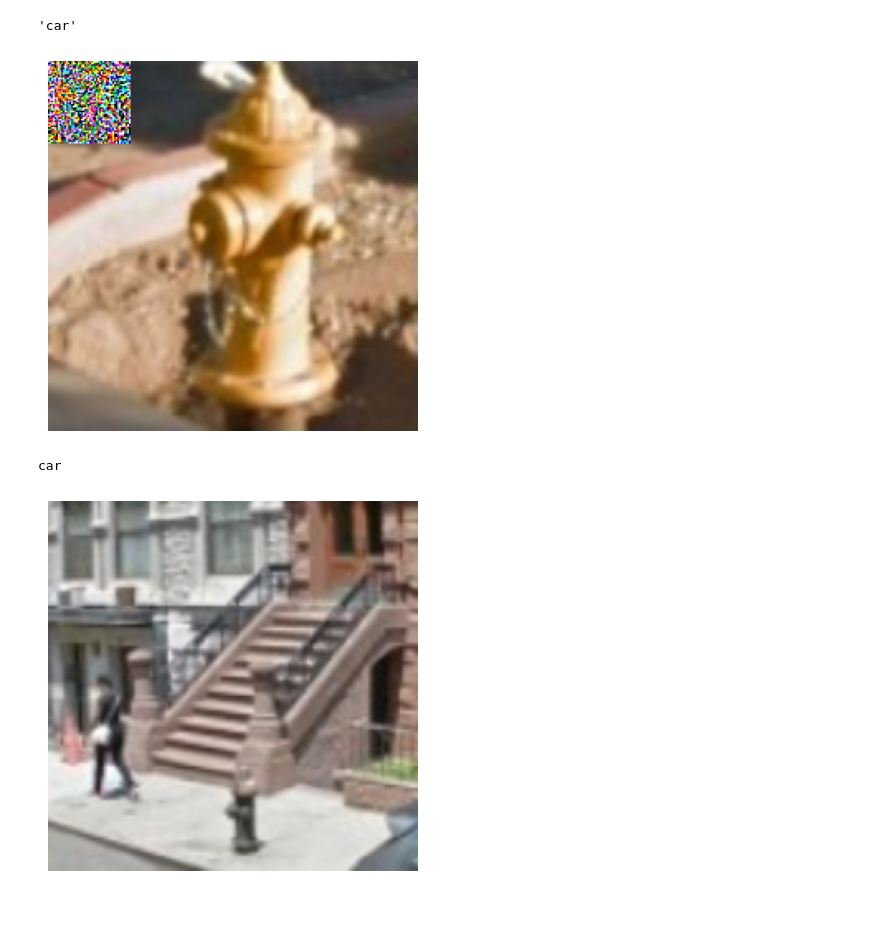
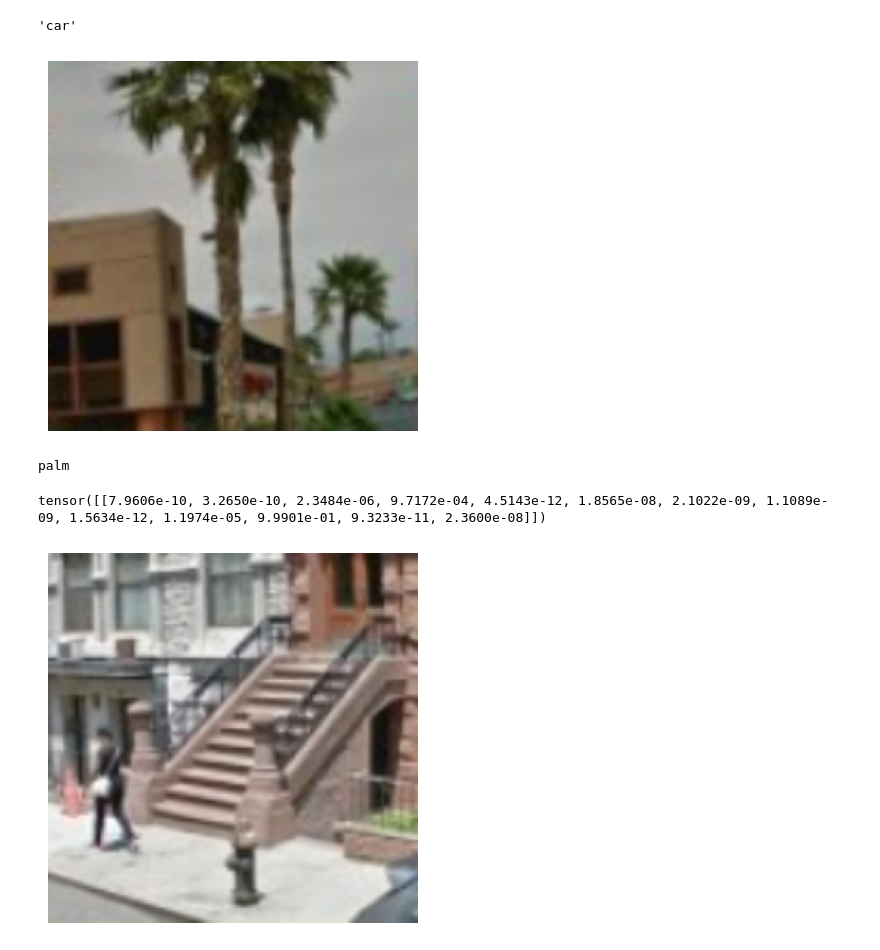
Before and after one commit to sjagtap3/Breaking-reCAPTCHAv2, a Jupyter notebook: adversarialGeneration/Adversarial_patch_yolo_v11.ipynb, the cells around one changed output. Saved outputs shown, nothing was run; the diff lists cells and outputs as text; code cells hidden in the pictures; blank space fills up the shorter version.

```diff
--- a/adversarialGeneration/Adversarial_patch_yolo_v11.ipynb
+++ b/adversarialGeneration/Adversarial_patch_yolo_v11.ipynb
@@ -191,18 +191,22 @@ predicted_label
 # %% [output]
 'car'
 # %%
-image_path = "../../yolov11_breaker/sample_missclassifications/hydrant_to_car.png"
+image_path = r"C:\\Users\\somic\\Work\\Coursework\\562\\yolov11_breaker\\ds\\img\\Palm (154).png"
 image = load_image(image_path)
 output = model(image)
 
 visualize_image(image)
 
 _, predicted_idx = torch.max(output, 1)
 predicted_label = labels[predicted_idx.item()]
 print(predicted_label)
 # %% [output]
-[figure, old version]
+[figure, new version]
-car
+palm
+# %%
+output
+# %% [output]
+tensor([[7.9606e-10, 3.2650e-10, 2.3484e-06, 9.7172e-04, 4.5143e-12, 1.8565e-08, 2.1022e-09, 1.1089e-09, 1.5634e-12, 1.1974e-05, 9.9901e-01, 9.3233e-11, 2.3600e-08]])
 # %%
 image_path = "../assets/Stair_1.png"
 image = load_image(image_path)
```
Also changed, not shown: parts of 1 cell of this notebook, 2 other files.
